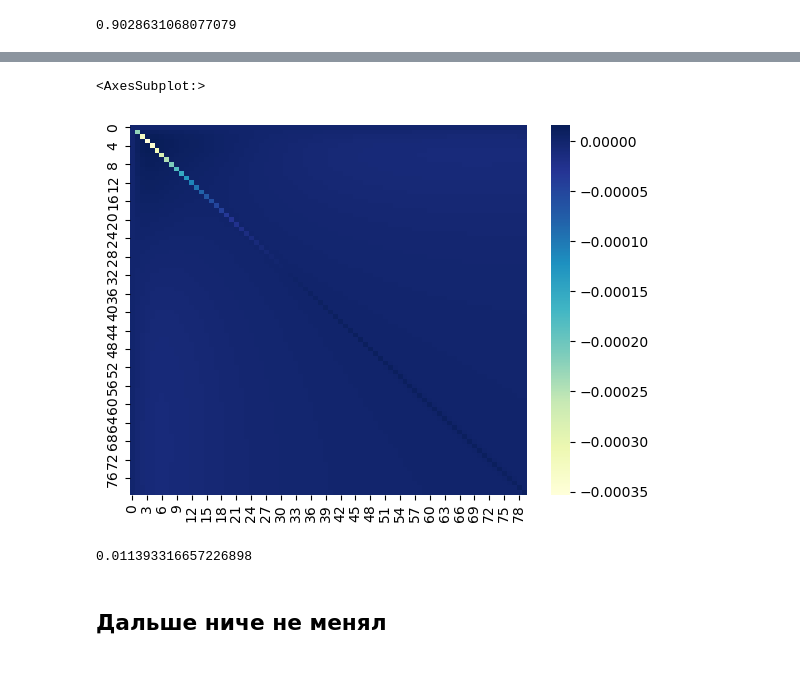
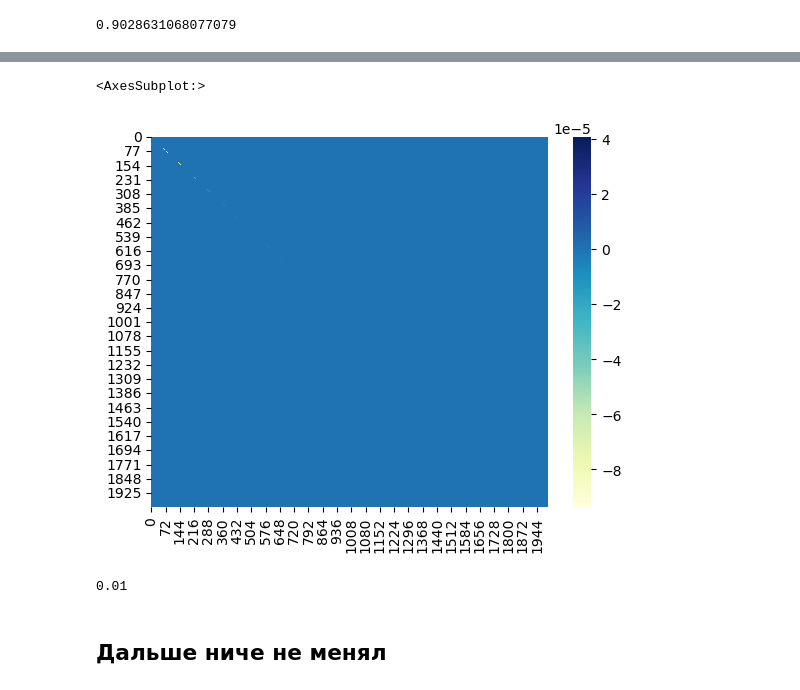
Before and after one commit to TesMichelle/Structed_SMC_thoughts, a Jupyter notebook: sSMC_misha_edit.ipynb, the cells around one changed output, grey strips where cells are left out. Drawn from its saved outputs; the diff is of its cells as text; code cells hidden in the pictures.

```diff
--- a/sSMC_misha_edit.ipynb
+++ b/sSMC_misha_edit.ipynb
@@ -470,9 +473,10 @@ test = np.load('eq_mig=0.1_rho_m=2.532518987341772_80_20.npy')
-# %%
-sns.heatmap(full_model_times[5] - test, cmap="YlGnBu")
-# %% [output]
-<AxesSubplot:>
-[figure, removed]
-# %%
-np.sum(abs(dens_dif[0]))*0.5
-# %% [output]
-0.011393316657226898
+# %%
+smc_dens = np.load('eq_mig=0.1_80_20_smc.npy')
+cr_dens = np.load('eq_mig=0.1_80_20.npy')
+# %%
+temp_dens = np.zeros((4, 2000, 2000))
+c = 0
+for pop_a in [0, 1]:
+    for pop_b in [0, 1]:
+        temp_dens[c] = np.load(f'eq_mig=0.1_pop_a={pop_a}_pop_b={pop_b}_rho_m=1.200_2000_100.npy')
+        c += 1
@@ -478,0 +487,5 @@ np.sum(abs(dens_dif[0]))*0.5
+# %%
+sns.heatmap(smc_dens[5] - temp_dens.sum(axis=0), cmap="YlGnBu")
+# %% [output]
+<AxesSubplot:>
+[figure, added]
@@ -479,3 +497,7 @@ np.sum(abs(dens_dif[0]))*0.5
+# %%
+nopop_dist[0]
+# %% [output]
+0.01
 # %% [markdown]
 ## Дальше ниче не менял
 # %%
```
Also changed, not shown: parts of 9 cells of this notebook, 7 other files.
